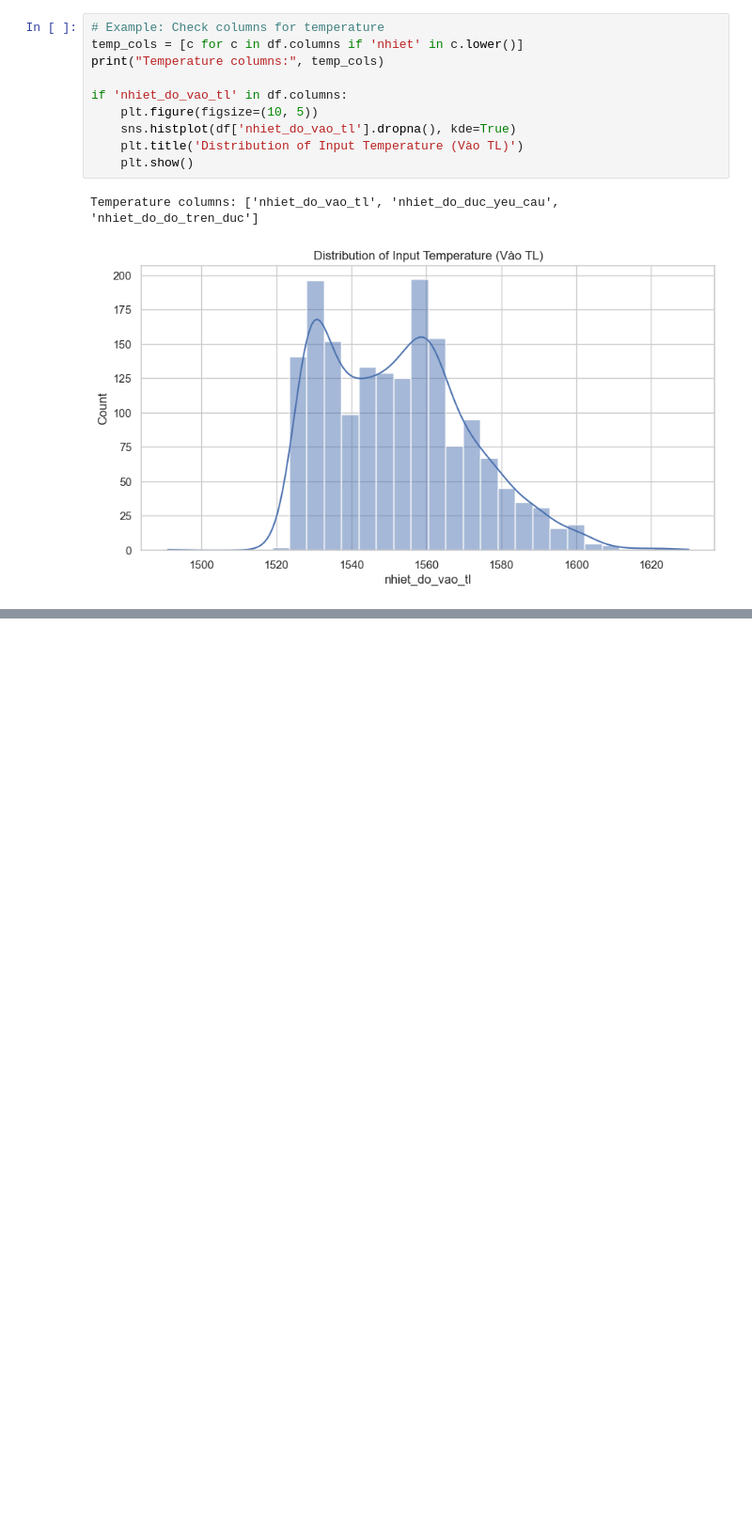
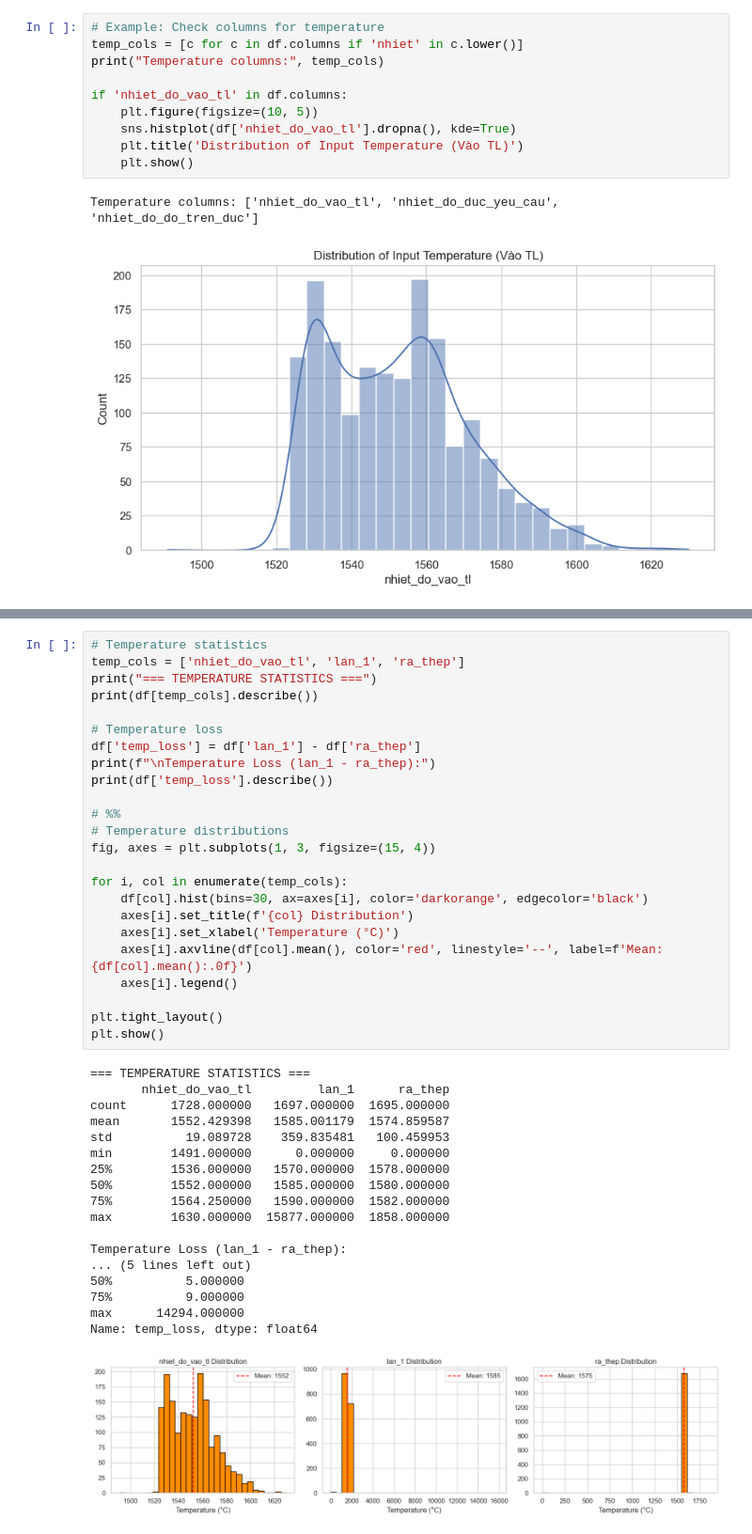
Before and after one commit to thanhnhatt29/alu-temp-cast-ml, a Jupyter notebook: LF-log-analysis.ipynb, the cells around one changed output, grey strips where cells are left out. Shown at 94% size. Cells and saved outputs as stored; diff of their text form; blank space fills up the shorter version.

```diff
--- a/LF-log-analysis.ipynb
+++ b/LF-log-analysis.ipynb
@@ -297,0 +445,43 @@ Temperature columns: ['nhiet_do_vao_tl', 'nhiet_do_duc_yeu_cau', 'nhiet_do_do_tr
+# %%
+# Temperature statistics
+temp_cols = ['nhiet_do_vao_tl', 'lan_1', 'ra_thep']
+print("=== TEMPERATURE STATISTICS ===")
+print(df[temp_cols].describe())
+
+# Temperature loss
+df['temp_loss'] = df['lan_1'] - df['ra_thep']
+print(f"\nTemperature Loss (lan_1 - ra_thep):")
+print(df['temp_loss'].describe())
+
+# %%
+# Temperature distributions
+fig, axes = plt.subplots(1, 3, figsize=(15, 4))
+
+for i, col in enumerate(temp_cols):
+    df[col].hist(bins=30, ax=axes[i], color='darkorange', edgecolor='black')
+    axes[i].set_title(f'{col} Distribution')
+    axes[i].set_xlabel('Temperature (°C)')
+    axes[i].axvline(df[col].mean(), color='red', linestyle='--', label=f'Mean: {df[col].mean():.0f}')
+    axes[i].legend()
+
+plt.tight_layout()
+plt.show()
+# %% [output]
+=== TEMPERATURE STATISTICS ===
+       nhiet_do_vao_tl         lan_1      ra_thep
+count      1728.000000   1697.000000  1695.000000
+mean       1552.429398   1585.001179  1574.859587
+std          19.089728    359.835481   100.459953
+min        1491.000000      0.000000     0.000000
+25%        1536.000000   1570.000000  1578.000000
+50%        1552.000000   1585.000000  1580.000000
+75%        1564.250000   1590.000000  1582.000000
+max        1630.000000  15877.000000  1858.000000
+
+Temperature Loss (lan_1 - ra_thep):
+... (5 lines left out)
+50%          5.000000
+75%          9.000000
+max      14294.000000
+Name: temp_loss, dtype: float64
+[figure, added]
```
Also changed, not shown: parts of 12 cells of this notebook, 2 other files.
